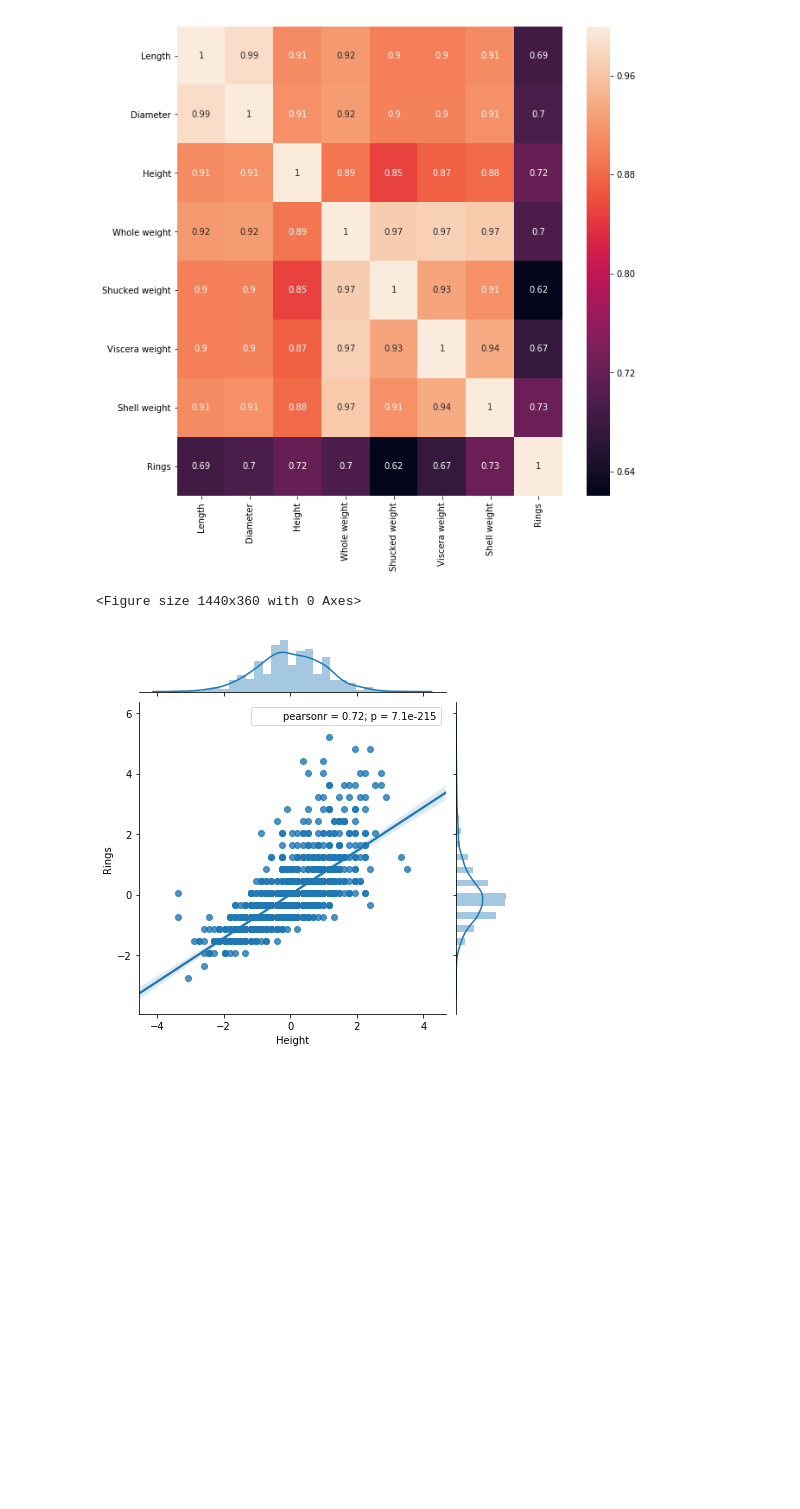
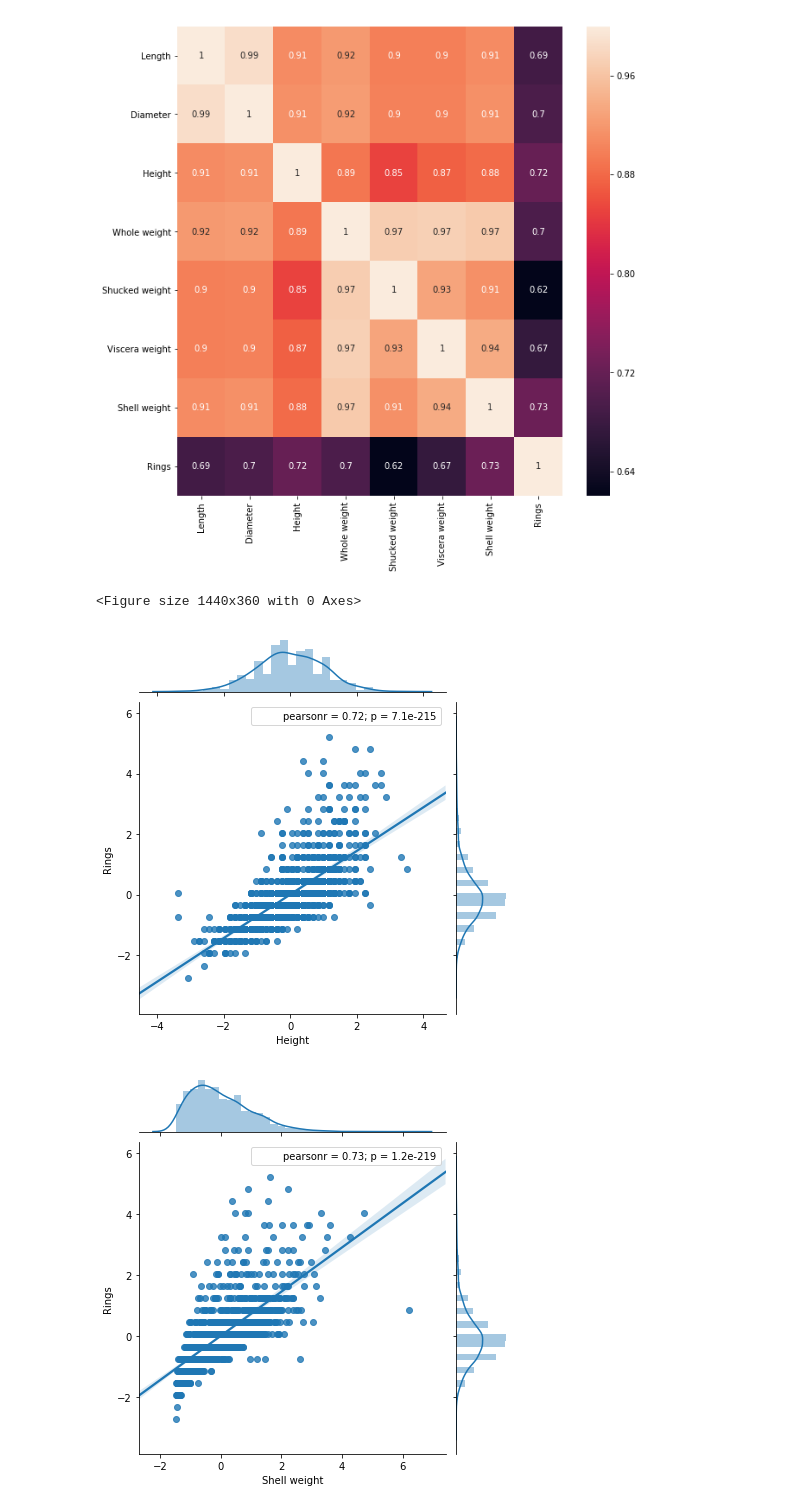
Before and after one commit to rodolfo-mendes/abalone, a Jupyter notebook: exploratory-data-analysis.ipynb, the cells around one changed output. Drawn from its saved outputs; the diff is of its cells as text; code cells hidden in the pictures; blank space fills up the shorter version.

```diff
--- a/exploratory-data-analysis.ipynb
+++ b/exploratory-data-analysis.ipynb
@@ -204,6 +224,12 @@ for col in cols:
 # %%
+i_abalone_std = standardize(i_abalone)
+
 plt.figure(figsize=(20, 5))
+
 _ = sns.jointplot(data=i_abalone_std, x='Height', y='Rings', kind='reg')
+_ = sns.jointplot(data=i_abalone_std, x='Shell weight', y='Rings', kind='reg')
+_ = sns.jointplot(data=i_abalone_std, x='Shell weight', y='Height', kind='reg')
 # %% [output]
 <Figure size 1440x360 with 0 Axes>
 [figure]
+[figure, added]
```
Also changed, not shown: parts of 27 cells of this notebook.
